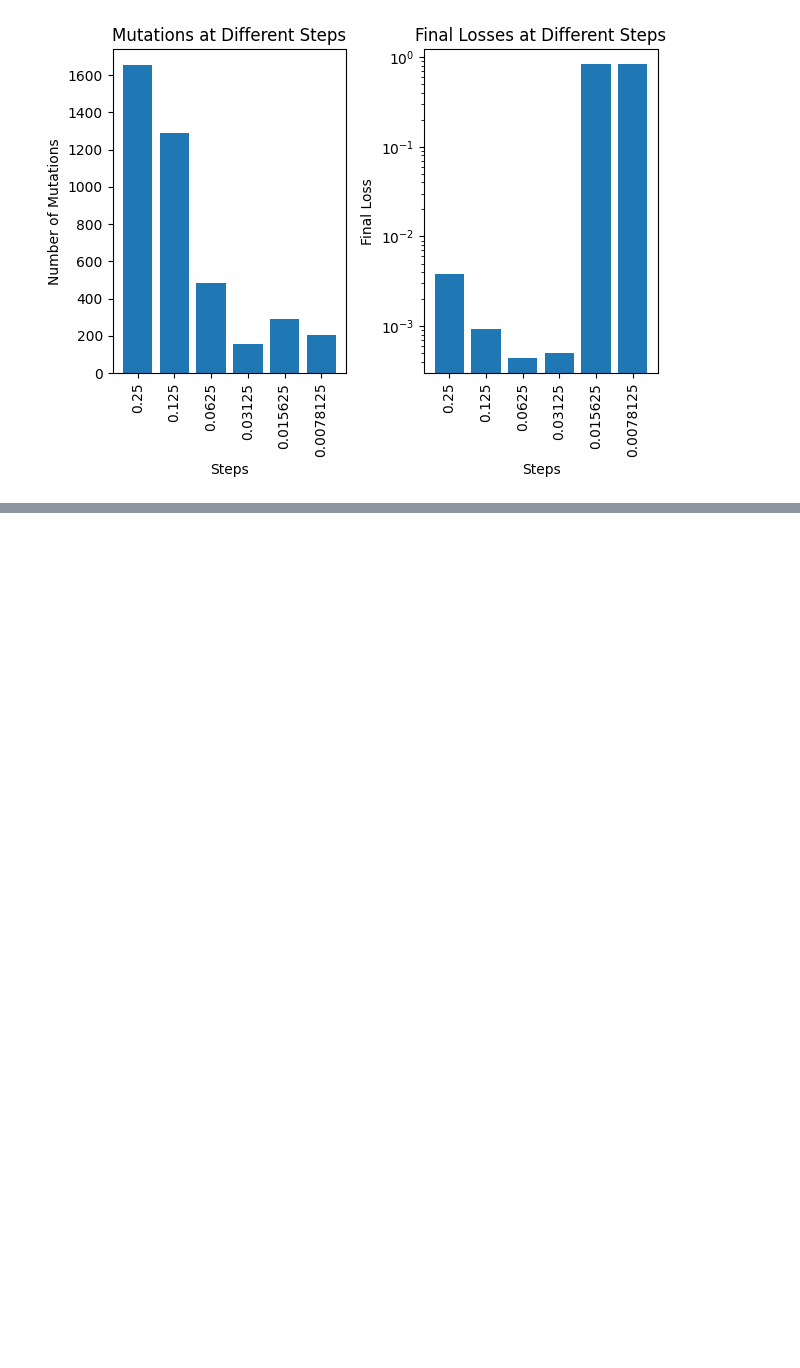
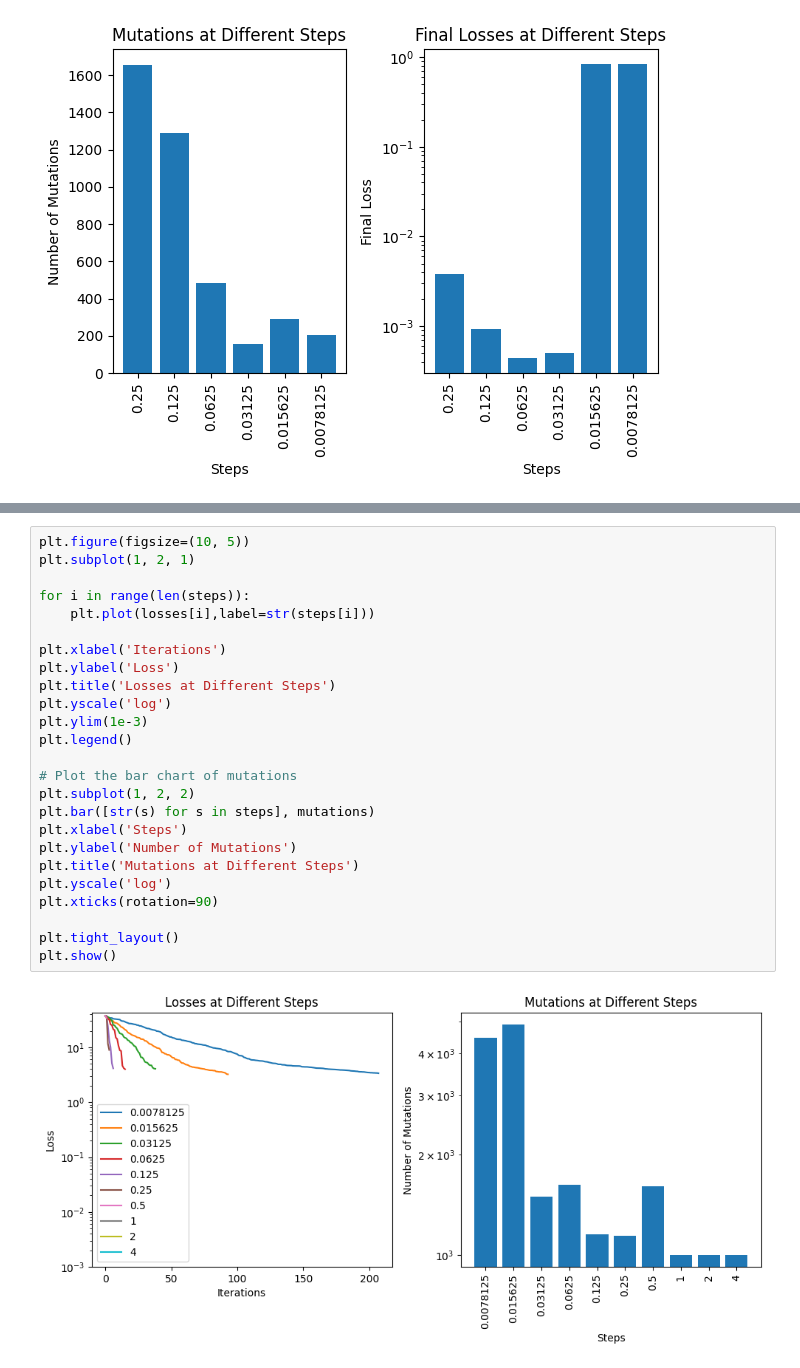
Before and after one commit to wd7512/Hello-World-Net, a Jupyter notebook: V2 - Aug'23/RandomLearningStepSizeTests.ipynb, the cells around one changed output, grey strips where cells are left out. Drawn from its saved outputs; the diff is of its cells as text; blank space fills up the shorter version.

```diff
--- a/V2 - Aug'23/LearningTests.ipynb
+++ b/V2 - Aug'23/RandomLearningStepSizeTests.ipynb
@@ -281,0 +416,27 @@ plt.yscale('log')
+# %%
+plt.figure(figsize=(10, 5))
+plt.subplot(1, 2, 1)
+
+for i in range(len(steps)):
+    plt.plot(losses[i],label=str(steps[i]))
+
+plt.xlabel('Iterations')
+plt.ylabel('Loss')
+plt.title('Losses at Different Steps')
+plt.yscale('log')
+plt.ylim(1e-3)
+plt.legend()
+
+# Plot the bar chart of mutations
+plt.subplot(1, 2, 2)
+plt.bar([str(s) for s in steps], mutations)
+plt.xlabel('Steps')
+plt.ylabel('Number of Mutations')
+plt.title('Mutations at Different Steps')
+plt.yscale('log')
+plt.xticks(rotation=90)
+
+plt.tight_layout()
+plt.show()
+# %% [output]
+[figure, added]
```
Also changed, not shown: parts of 11 cells of this notebook, 1 other file.
